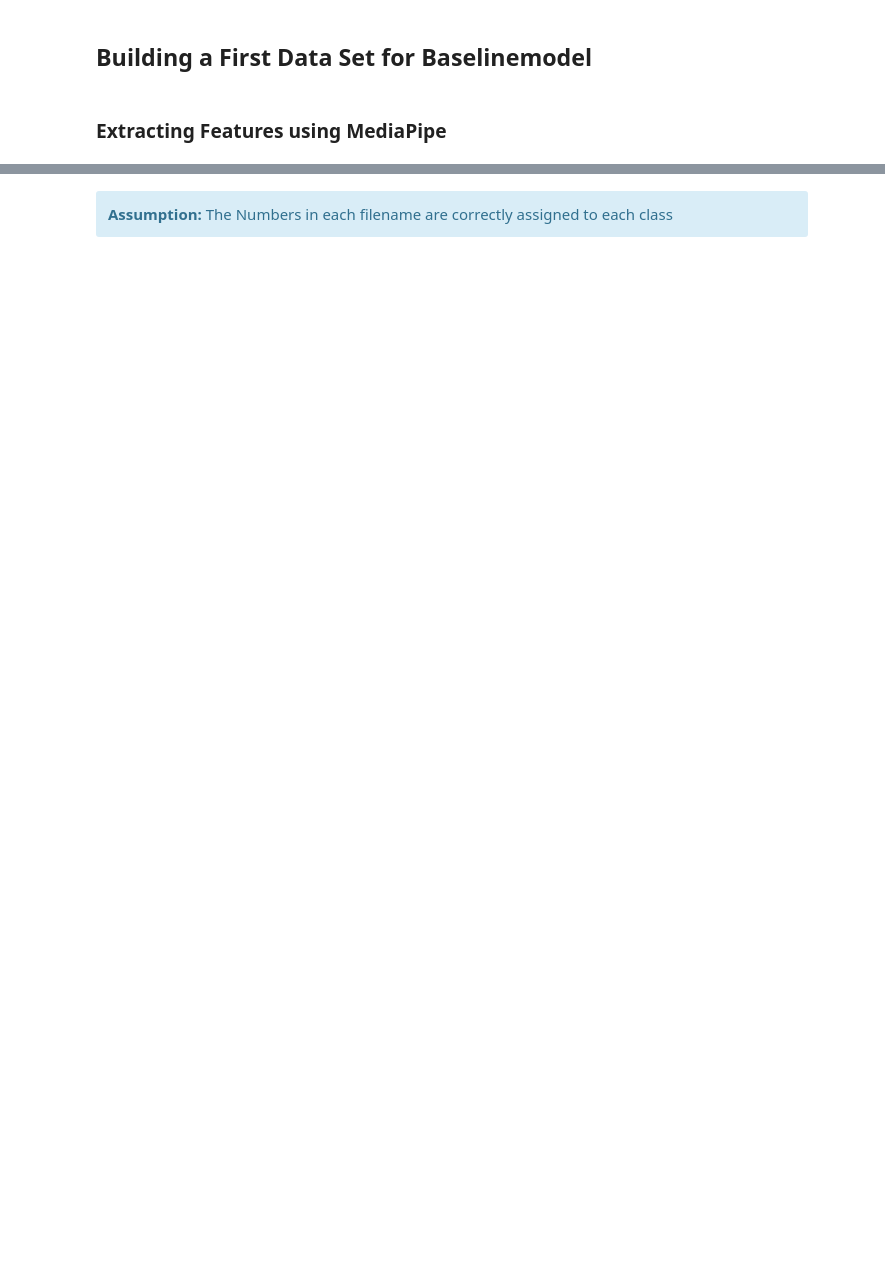
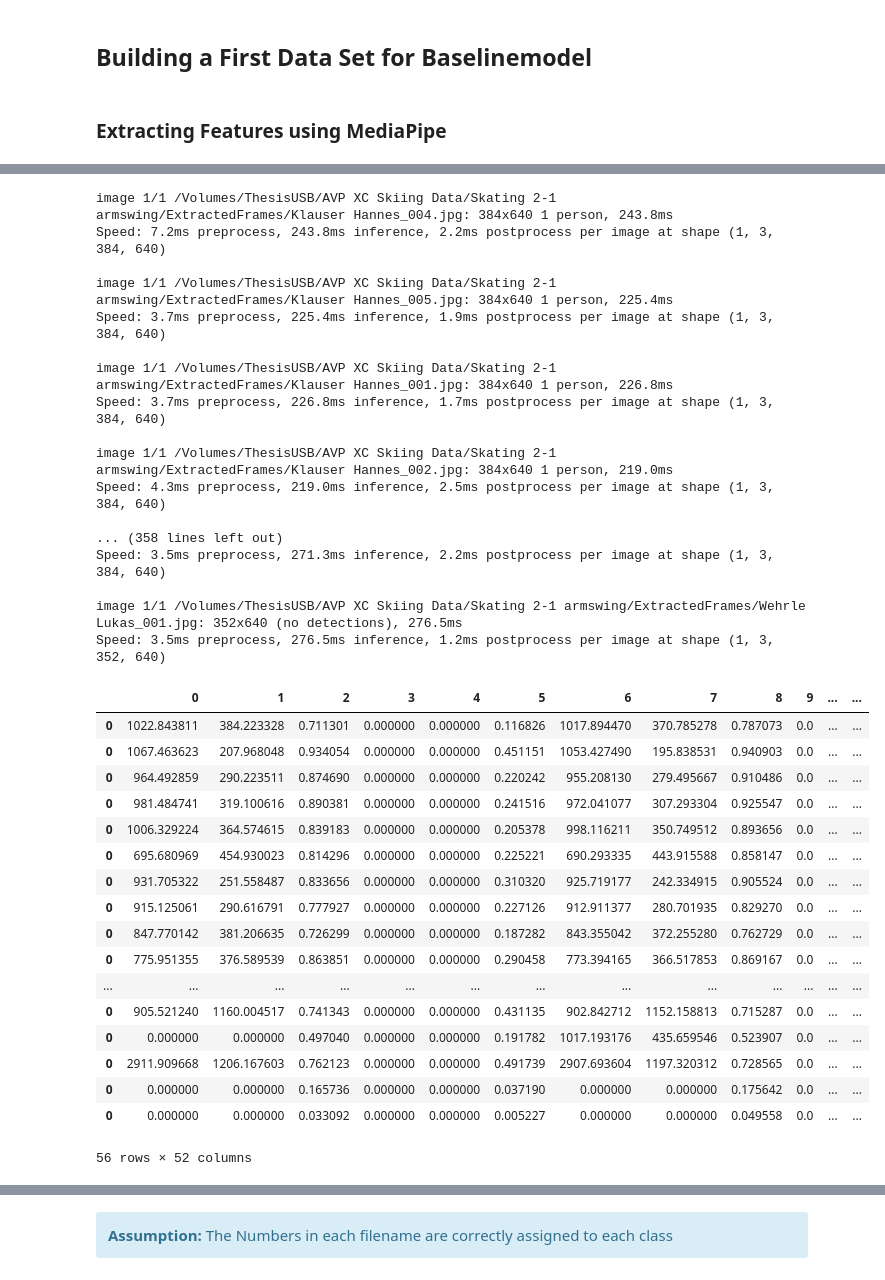
Before and after one commit to MarcWoerner/SkiExtract, a Jupyter notebook: DataSetBuild.ipynb, the cells around one changed output, grey strips where cells are left out. Cells and saved outputs as stored; diff of their text form; code cells hidden in the pictures; blank space fills up the shorter version.

```diff
--- a/DataSetBuild.ipynb
+++ b/DataSetBuild.ipynb
@@ -14,8 +14,7 @@ import glob
 mp_drawing = mp.solutions.drawing_utils
 mp_pose = mp.solutions.pose
 # %%
-def extract_pose_features(image_path):
-    # Read the image
+def extract_pose_features_MP(image_path):
     image = cv2.imread(image_path)
 
     with mp_pose.Pose(
@@ -30,10 +29,11 @@ def extract_pose_features(image_path):
             pose_features = []
             for landmark in results.pose_landmarks.landmark:
                 pose_features.extend([landmark.x, landmark.y, landmark.z, landmark.visibility])
-
             return np.array(pose_features)
         else:
             return None
+
+
 
 def extract_class(filename):
     match = re.search(r'_ *(\d+)\.', filename)
@@ -41,5 +41,13 @@ def extract_class(filename):
         return int(match.group(1))  # Convert to int to remove leading zeros
     else:
         return 42
+# %%
+#path_to_images = "/Volumes/ThesisUSB/AVP XC Skiing Data/Skating 2-1 armswing/pictures/lateral/"
+path_to_images = "/Volumes/ThesisUSB/AVP XC Skiing Data/Skating 2-1 armswing/ExtractedFrames/"
+skier_images = glob.glob(path_to_images + "*.jpg") + glob.glob(path_to_images + "*.png")
+
+path_to_videos = "/Volumes/ThesisUSB/AVP XC Skiing Data/Skating 2-1 armswing/videos/lateral/"
+skier_videos = glob.glob(path_to_videos + "*.[mM][pP]4") + glob.glob(path_to_videos + "*.[mM][oO][vV]")
+skier_videos = [video for video in skier_videos if "_lq" not in video] # exclude all videos containing "_lq" to avoid double videos
 # %% [markdown]
 ### Extracting Features using MediaPipe
@@ -58,7 +55,7 @@ len(X_df)
 X_df = pd.DataFrame()
 
 for image in skier_images:
-    one_row_df = pd.DataFrame(extract_pose_features(image)).T
+    one_row_df = pd.DataFrame(extract_pose_features_MP(image)).T
     one_row_df["file_names"] = os.path.basename(image)
     X_df = pd.concat([X_df, one_row_df])
 # %% [output]
@@ -97,0 +81,64 @@ X_df
+# %%
+from ultralytics import YOLO
+
+# Load a pretrained YOLO11n-pose Pose model
+model = YOLO("yolo11n-pose.pt")
+
+def extract_pose_features_YOLO(image_path_list):
+
+    X_df = pd.DataFrame()
+
+    for image in image_path_list:
+        results = model(image)
+
+        result_data_tensor = results[0].keypoints.data
+
+        # Convert tensor to list
+        list_data = result_data_tensor.tolist()
+        flat_list = result_data_tensor.flatten().tolist()
+
+        one_row_df = pd.DataFrame(flat_list).T
+        one_row_df["file_names"] = os.path.basename(image)
+        if len(flat_list) < 60:
+            X_df = pd.concat([X_df, one_row_df])
+
+    return X_df
+# %%
+YOLO_X_df = extract_pose_features_YOLO(skier_images)
+YOLO_X_df
+# %% [output]
+image 1/1 /Volumes/ThesisUSB/AVP XC Skiing Data/Skating 2-1 armswing/ExtractedFrames/Klauser Hannes_004.jpg: 384x640 1 person, 243.8ms
+Speed: 7.2ms preprocess, 243.8ms inference, 2.2ms postprocess per image at shape (1, 3, 384, 640)
+
+image 1/1 /Volumes/ThesisUSB/AVP XC Skiing Data/Skating 2-1 armswing/ExtractedFrames/Klauser Hannes_005.jpg: 384x640 1 person, 225.4ms
+Speed: 3.7ms preprocess, 225.4ms inference, 1.9ms postprocess per image at shape (1, 3, 384, 640)
+
+image 1/1 /Volumes/ThesisUSB/AVP XC Skiing Data/Skating 2-1 armswing/ExtractedFrames/Klauser Hannes_001.jpg: 384x640 1 person, 226.8ms
+Speed: 3.7ms preprocess, 226.8ms inference, 1.7ms postprocess per image at shape (1, 3, 384, 640)
+
+image 1/1 /Volumes/ThesisUSB/AVP XC Skiing Data/Skating 2-1 armswing/ExtractedFrames/Klauser Hannes_002.jpg: 384x640 1 person, 219.0ms
+Speed: 4.3ms preprocess, 219.0ms inference, 2.5ms postprocess per image at shape (1, 3, 384, 640)
+
+... (358 lines left out)
+Speed: 3.5ms preprocess, 271.3ms inference, 2.2ms postprocess per image at shape (1, 3, 384, 640)
+
+image 1/1 /Volumes/ThesisUSB/AVP XC Skiing Data/Skating 2-1 armswing/ExtractedFrames/Wehrle Lukas_001.jpg: 352x640 (no detections), 276.5ms
+Speed: 3.5ms preprocess, 276.5ms inference, 1.2ms postprocess per image at shape (1, 3, 352, 640)
+|  | 0 | 1 | 2 | 3 | 4 | 5 | 6 | 7 | 8 | 9 | ... | ... |
+| 0 | 1022.843811 | 384.223328 | 0.711301 | 0.000000 | 0.000000 | 0.116826 | 1017.894470 | 370.785278 | 0.787073 | 0.0 | ... | ... |
+| 0 | 1067.463623 | 207.968048 | 0.934054 | 0.000000 | 0.000000 | 0.451151 | 1053.427490 | 195.838531 | 0.940903 | 0.0 | ... | ... |
+| 0 | 964.492859 | 290.223511 | 0.874690 | 0.000000 | 0.000000 | 0.220242 | 955.208130 | 279.495667 | 0.910486 | 0.0 | ... | ... |
+| 0 | 981.484741 | 319.100616 | 0.890381 | 0.000000 | 0.000000 | 0.241516 | 972.041077 | 307.293304 | 0.925547 | 0.0 | ... | ... |
+| 0 | 1006.329224 | 364.574615 | 0.839183 | 0.000000 | 0.000000 | 0.205378 | 998.116211 | 350.749512 | 0.893656 | 0.0 | ... | ... |
+| 0 | 695.680969 | 454.930023 | 0.814296 | 0.000000 | 0.000000 | 0.225221 | 690.293335 | 443.915588 | 0.858147 | 0.0 | ... | ... |
+| 0 | 931.705322 | 251.558487 | 0.833656 | 0.000000 | 0.000000 | 0.310320 | 925.719177 | 242.334915 | 0.905524 | 0.0 | ... | ... |
+| 0 | 915.125061 | 290.616791 | 0.777927 | 0.000000 | 0.000000 | 0.227126 | 912.911377 | 280.701935 | 0.829270 | 0.0 | ... | ... |
+| 0 | 847.770142 | 381.206635 | 0.726299 | 0.000000 | 0.000000 | 0.187282 | 843.355042 | 372.255280 | 0.762729 | 0.0 | ... | ... |
+| 0 | 775.951355 | 376.589539 | 0.863851 | 0.000000 | 0.000000 | 0.290458 | 773.394165 | 366.517853 | 0.869167 | 0.0 | ... | ... |
+| ... | ... | ... | ... | ... | ... | ... | ... | ... | ... | ... | ... | ... |
+| 0 | 905.521240 | 1160.004517 | 0.741343 | 0.000000 | 0.000000 | 0.431135 | 902.842712 | 1152.158813 | 0.715287 | 0.0 | ... | ... |
+| 0 | 0.000000 | 0.000000 | 0.497040 | 0.000000 | 0.000000 | 0.191782 | 1017.193176 | 435.659546 | 0.523907 | 0.0 | ... | ... |
+| 0 | 2911.909668 | 1206.167603 | 0.762123 | 0.000000 | 0.000000 | 0.491739 | 2907.693604 | 1197.320312 | 0.728565 | 0.0 | ... | ... |
+| 0 | 0.000000 | 0.000000 | 0.165736 | 0.000000 | 0.000000 | 0.037190 | 0.000000 | 0.000000 | 0.175642 | 0.0 | ... | ... |
+| 0 | 0.000000 | 0.000000 | 0.033092 | 0.000000 | 0.000000 | 0.005227 | 0.000000 | 0.000000 | 0.049558 | 0.0 | ... | ... |
+56 rows × 52 columns
```
Also changed, not shown: parts of 19 cells of this notebook, 7 other files.
